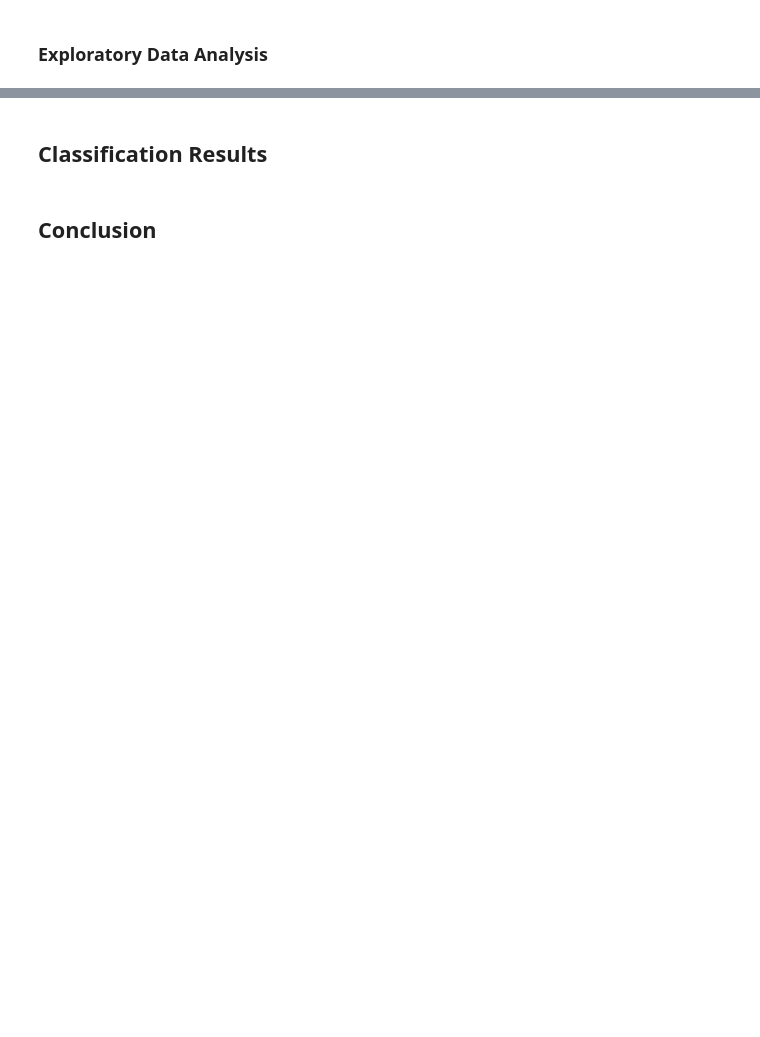
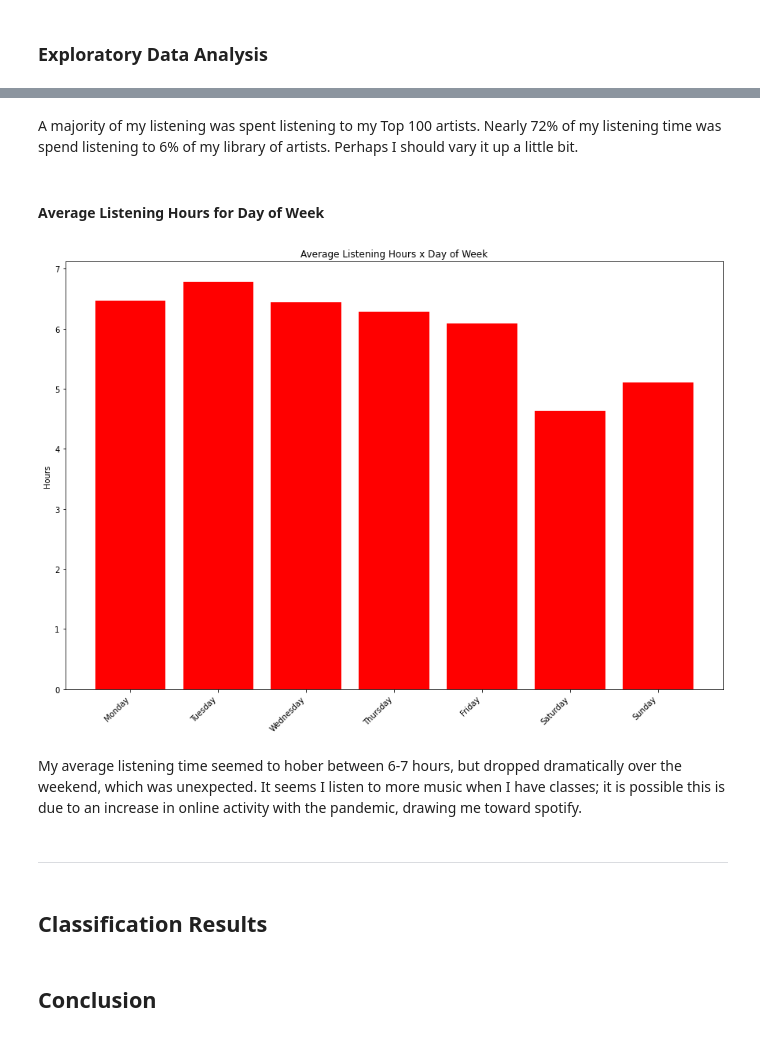
Before and after one commit to paytonburks/SpotifyDataPayton, a Jupyter notebook: TechnicalReport.ipynb, the cells around one changed output, grey strips where cells are left out. Saved outputs shown, nothing was run; the diff lists cells and outputs as text; code cells hidden in the pictures; blank space fills up the shorter version.

```diff
--- a/TechnicalReport.ipynb
+++ b/TechnicalReport.ipynb
@@ -190,3 +306,29 @@ spot_df.to_csv('finalspotifydata.csv')
+# %% [markdown]
+A majority of my listening was spent listening to my Top 100 artists. Nearly 72% of my listening time was spend listening to 6% of my library of artists. Perhaps I should vary it up a little bit.
+# %% [markdown]
+#### Average Listening Hours for Day of Week
+# %%
+import numpy as np
+
+group_by_weekday_df = spot_df.groupby("day", sort=False)
+plt.figure(figsize=(15,10))
+for group_name, group_df in group_by_weekday_df:
+    msplayed_ser = group_df["msPlayed"].copy()
+    totalms = msplayed_ser.sum()
+    total_hours = totalms/1000/60/60/52
+    plt.bar(group_name, total_hours,color="red")
+
+plt.xticks(rotation=45, horizontalalignment='right')
+plt.title("Average Listening Hours x Day of Week")
+plt.ylabel("Hours")
+plt.savefig("Figures/averagelistening_per_dayofweek.png")
+plt.show()
+# %% [output]
+[figure, added]
+# %% [markdown]
+My average listening time seemed to hober between 6-7 hours, but dropped dramatically over the weekend, which was unexpected. It seems I listen to more music when I have classes; it is possible this is due to an increase in online activity with the pandemic, drawing me toward spotify.
+# %% [markdown]
+---
 # %% [markdown]
 ## Classification Results
 # %% [markdown]
```
Also changed, not shown: parts of 14 cells of this notebook, 2 other files.
